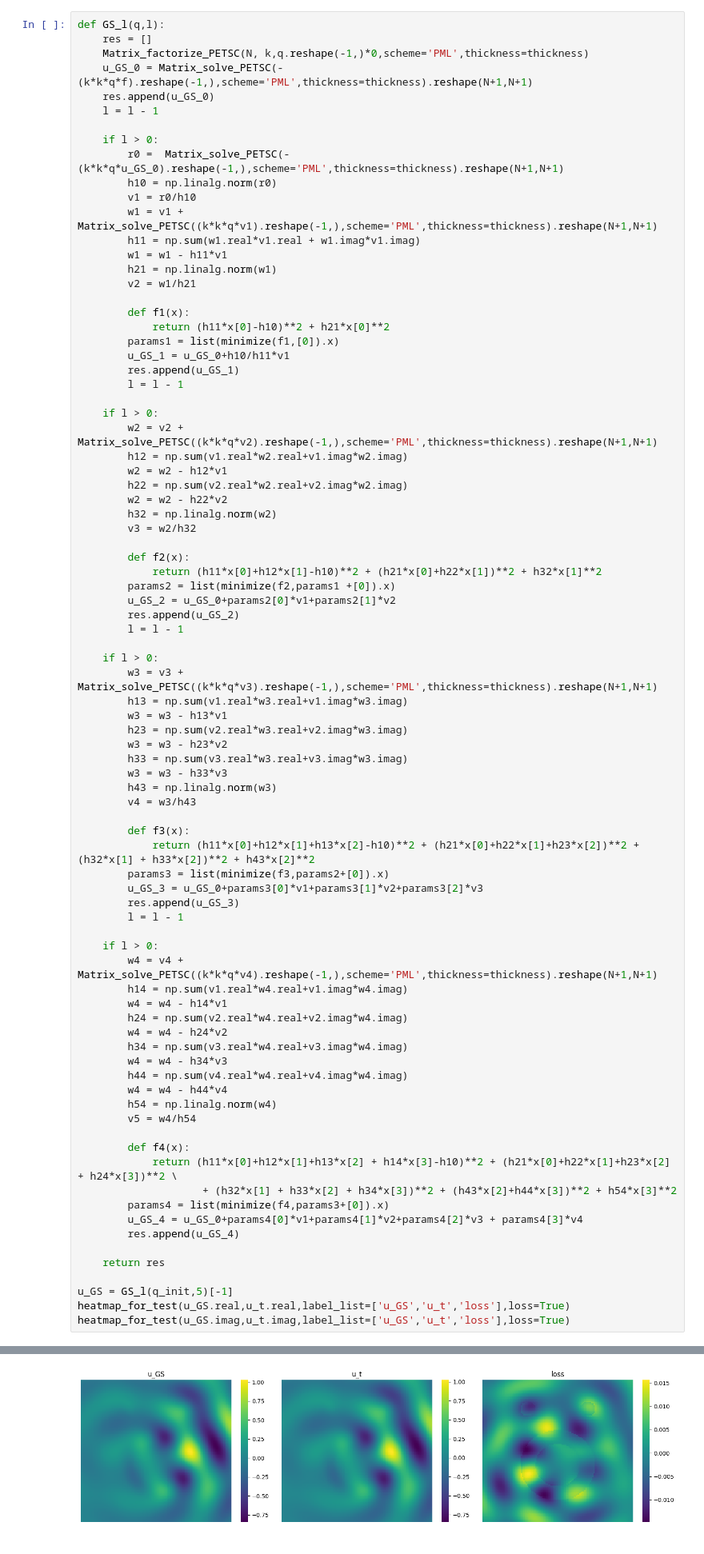
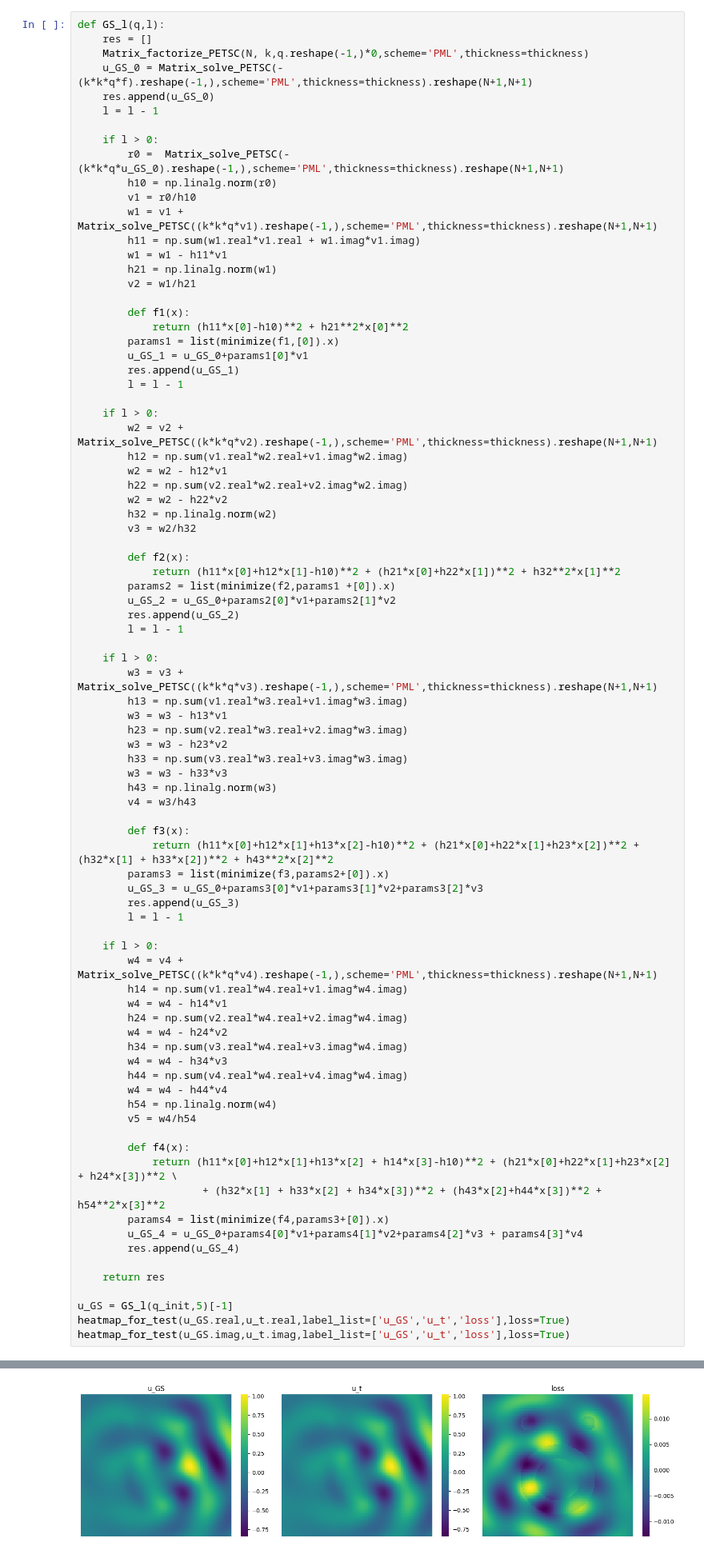
Before and after one commit to MIA123MIA321/PINN-DEEPONET, a Jupyter notebook: Forward_solver.ipynb, the cells around one changed output, grey strips where cells are left out. Shown at 80% size. Cells and saved outputs as stored; diff of their text form.

```diff
--- a/Forward_solver.ipynb
+++ b/Forward_solver.ipynb
@@ -293,9 +295,9 @@ def GS_l(q,l):
         v2 = w1/h21
 
         def f1(x):
-            return (h11*x[0]-h10)**2 + h21*x[0]**2
+            return (h11*x[0]-h10)**2 + h21**2*x[0]**2
         params1 = list(minimize(f1,[0]).x)
-        u_GS_1 = u_GS_0+h10/h11*v1
+        u_GS_1 = u_GS_0+params1[0]*v1
         res.append(u_GS_1)
         l = l - 1
 
@@ -309,7 +311,7 @@ def GS_l(q,l):
         v3 = w2/h32
 
         def f2(x):
-            return (h11*x[0]+h12*x[1]-h10)**2 + (h21*x[0]+h22*x[1])**2 + h32*x[1]**2
+            return (h11*x[0]+h12*x[1]-h10)**2 + (h21*x[0]+h22*x[1])**2 + h32**2*x[1]**2
         params2 = list(minimize(f2,params1 +[0]).x)
         u_GS_2 = u_GS_0+params2[0]*v1+params2[1]*v2
         res.append(u_GS_2)
@@ -327,7 +329,7 @@ def GS_l(q,l):
         v4 = w3/h43
 
         def f3(x):
-            return (h11*x[0]+h12*x[1]+h13*x[2]-h10)**2 + (h21*x[0]+h22*x[1]+h23*x[2])**2 + (h32*x[1] + h33*x[2])**2 + h43*x[2]**2
+            return (h11*x[0]+h12*x[1]+h13*x[2]-h10)**2 + (h21*x[0]+h22*x[1]+h23*x[2])**2 + (h32*x[1] + h33*x[2])**2 + h43**2*x[2]**2
         params3 = list(minimize(f3,params2+[0]).x)
         u_GS_3 = u_GS_0+params3[0]*v1+params3[1]*v2+params3[2]*v3
         res.append(u_GS_3)
@@ -348,7 +350,7 @@ def GS_l(q,l):
 
         def f4(x):
             return (h11*x[0]+h12*x[1]+h13*x[2] + h14*x[3]-h10)**2 + (h21*x[0]+h22*x[1]+h23*x[2] + h24*x[3])**2 \
-                    + (h32*x[1] + h33*x[2] + h34*x[3])**2 + (h43*x[2]+h44*x[3])**2 + h54*x[3]**2
+                    + (h32*x[1] + h33*x[2] + h34*x[3])**2 + (h43*x[2]+h44*x[3])**2 + h54**2*x[3]**2
         params4 = list(minimize(f4,params3+[0]).x)
         u_GS_4 = u_GS_0+params4[0]*v1+params4[1]*v2+params4[2]*v3 + params4[3]*v4
         res.append(u_GS_4)
@@ -363 +365 @@ heatmap_for_test(u_GS.imag,u_t.imag,label_list=['u_GS','u_t','loss'],loss=True)
-[figure, old version]
+[figure, new version]
```
Also changed, not shown: parts of 5 cells of this notebook.
